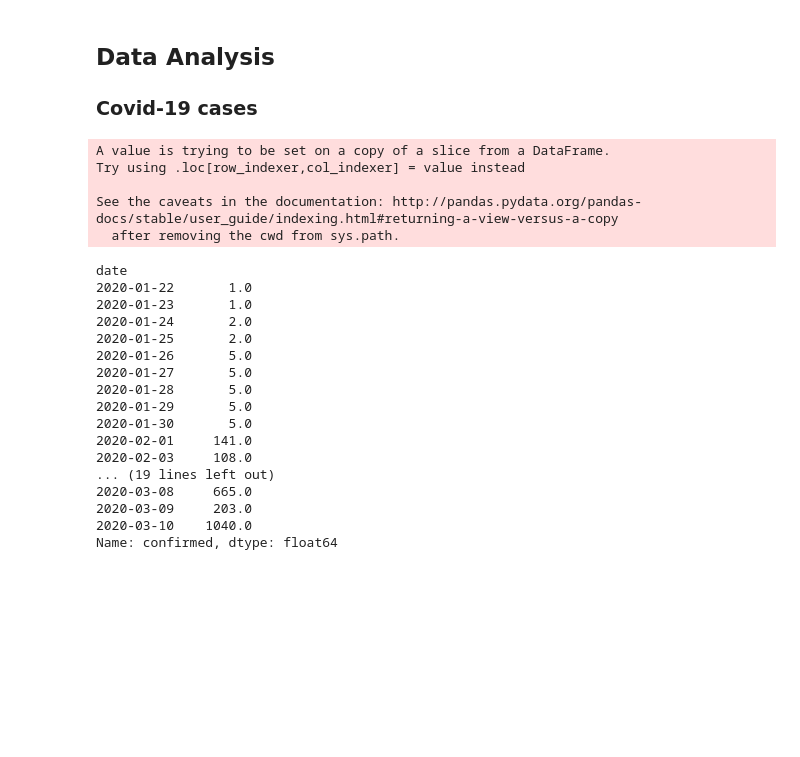
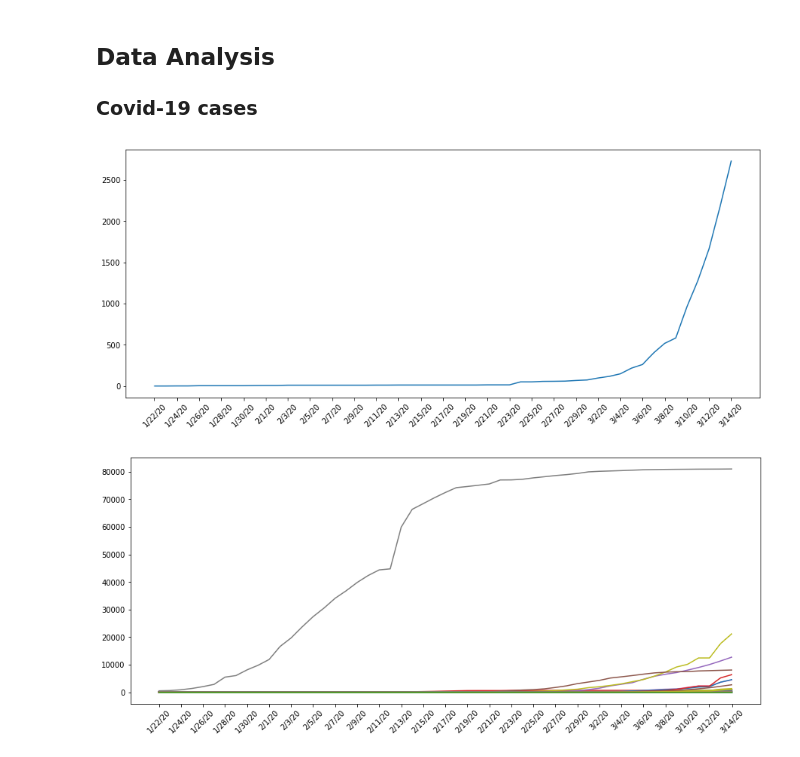
Before and after one commit to hopeman1102/visualize-covid-19, a Jupyter notebook: covid-19.ipynb, the cells around one changed output. Saved outputs shown, nothing was run; the diff lists cells and outputs as text; code cells hidden in the pictures; blank space fills up the shorter version.

Commit message:
feat: Add country plots on confirmed cases

```diff
--- a/covid-19.ipynb
+++ b/covid-19.ipynb
@@ -98,33 +100,3 @@ df_news_politics.head()
 # %% [markdown]
 ## Data Analysis
 ### Covid-19 cases
-# %%
-# check the US numbers
-df_US_covid = df_confirmed[df_confirmed['countryregion'] == 'US']
-
-df_US_covid['date'] = df_US_covid['timestamp'].apply(lambda x: datetime.utcfromtimestamp(x).strftime('%Y-%m-%d'))
-
-cumulative_cases = df_US_covid.groupby('date')['confirmed'].sum()
-# %% [output]
-A value is trying to be set on a copy of a slice from a DataFrame.
-Try using .loc[row_indexer,col_indexer] = value instead
-
-See the caveats in the documentation: http://pandas.pydata.org/pandas-docs/stable/user_guide/indexing.html#returning-a-view-versus-a-copy
-  after removing the cwd from sys.path.
-date
-2020-01-22       1.0
-2020-01-23       1.0
-2020-01-24       2.0
-2020-01-25       2.0
-2020-01-26       5.0
-2020-01-27       5.0
-2020-01-28       5.0
-2020-01-29       5.0
-2020-01-30       5.0
-2020-02-01     141.0
-2020-02-03     108.0
-... (19 lines left out)
-2020-03-08     665.0
-2020-03-09     203.0
-2020-03-10    1040.0
-Name: confirmed, dtype: float64
@@ -132,0 +103,20 @@ plt.
+# %%
+# check the US numbers
+df_confirmed_countries = df_confirmed.groupby('Country/Region').sum()
+df_confirmed_countries.reset_index(inplace=True)
+
+df_confirmed_US = df_confirmed_countries[df_confirmed_countries['Country/Region'] == 'US']
+plot_df_confirmed_US = df_confirmed_US.drop(columns=['Lat', 'Long', 'Country/Region'])
+# %%
+# plot the US confirmed covid-19 numbers
+# prepare the data
+dates = list(plot_df_confirmed_US.columns)
+confirmed = list(plot_df_confirmed_US.values[0])
+adjust_xticks = dates[::2]
+
+# plot the data
+plt.figure(figsize=[15,6])
+plt.plot(dates, confirmed)
+plt.xticks(adjust_xticks, rotation=45);
+# %% [output]
+[figure, added]
@@ -132,0 +129,10 @@ plt.
+# %%
+# plot all countries in one graph
+plt.figure(figsize=[15,6])
+for index, row in df_confirmed_countries.iterrows():
+    plt.plot(dates, row)
+    plt.annotate(index,xy=(plt.xticks()[0][-1]+0.7, df[col].iloc[-1]))
+
+plt.xticks(adjust_xticks, rotation=45);
+# %% [output]
+[figure, added]
```
Also changed, not shown: parts of 4 cells of this notebook.
